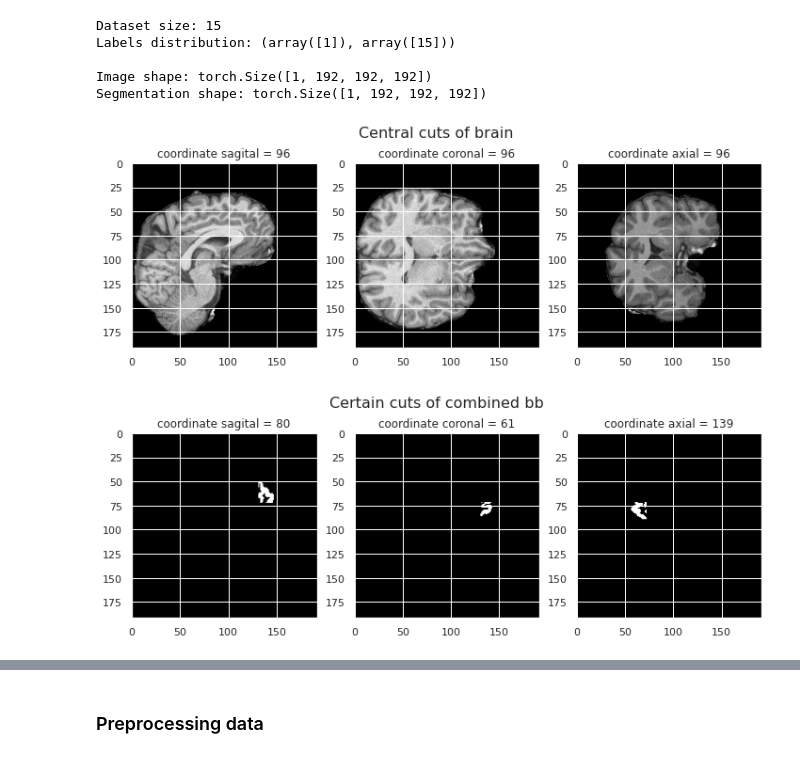
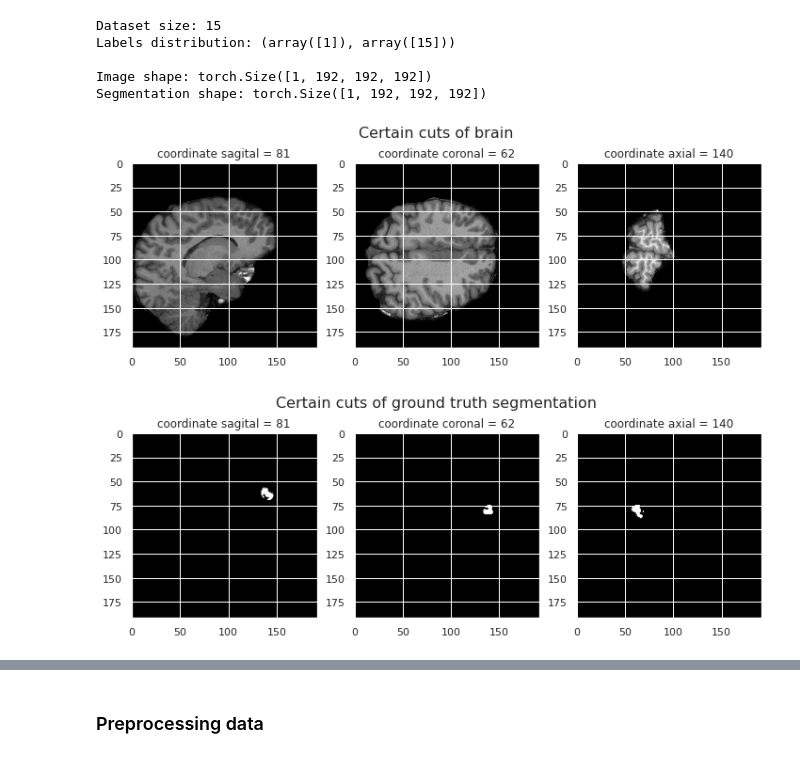
Before and after one commit to mrugnivenko/MRI-segmentation, a Jupyter notebook: Experiments_fcd.ipynb, the cells around one changed output, grey strips where cells are left out. Cells and saved outputs as stored; diff of their text form; code cells hidden in the pictures.

Commit message:
dice score is updated, ellipse masks were added

```diff
--- a/Experiments_fcd.ipynb
+++ b/Experiments_fcd.ipynb
@@ -52,7 +52,7 @@ fcd_pirogov_seg_data = data_processor.DataMriSegmentation(sample = 'pirogov', pr
                          coord_min = (30,30,30, ), img_shape=(192, 192, 192, ),
                          image_path = '../datasets/fcd_classification_bank',
                          targets_path = 'targets/targets_fcd_bank.csv',
-                         mask_path='../datasets/fcd_classification_bank/masks/combined/')
+                         mask_path='../datasets/ellipse_masks')
 
 
 print('\n')
@@ -73,6 +75,6 @@ Segmentation shape: torch.Size([1, 192, 192, 192])
 # %%
-plot_central_cuts(img, 'brain')
-plot_certain_cuts(seg, get_center_coord_of_bb(seg), 'combined bb')
+plot_certain_cuts(img, get_center_coord_of_bb(seg),  'brain')
+plot_certain_cuts(seg, get_center_coord_of_bb(seg), 'ground truth segmentation')
 # %% [output]
-[figure, old version]
+[figure, new version]
-[figure, old version]
+[figure, new version]
```
Also changed, not shown: parts of 7 cells of this notebook, 3 other files.
